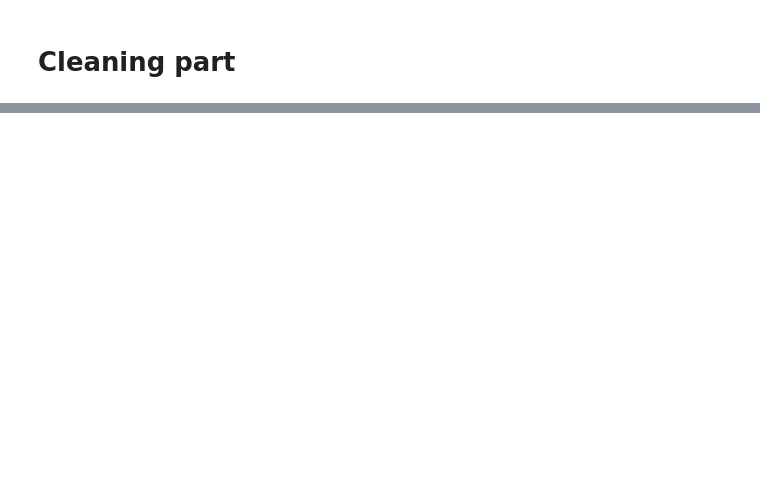
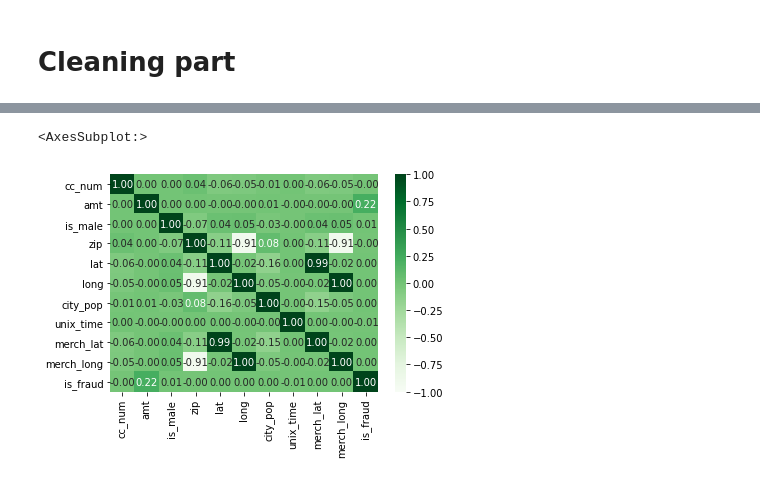
Before and after one commit to tintinap/Maching-Learning-Midterm-Exam, a Jupyter notebook: data_preparation.ipynb, the cells around one changed output, grey strips where cells are left out. Drawn from its saved outputs; the diff is of its cells as text; code cells hidden in the pictures; blank space fills up the shorter version.

```diff
--- a/data_preparation.ipynb
+++ b/data_preparation.ipynb
@@ -9,6 +11,6 @@ pd.set_option('display.max_columns', 500)
 # %%
 # import Train Dataset
-path = '../dataset/midterm_dataset/fraudTrain.csv'
-df_train = pd.read_csv(path)
-print(df_train.shape)
-df_train.head()
+path = '../dataset/midterm_dataset/'+filename
+df = pd.read_csv(path)
+print(df.shape)
+df.head()
@@ -85,0 +27,4 @@ Question(4, 10)
+# %%
+#select columns
+df = df[df.columns[1:]]
+df.head()
@@ -85,0 +38,5 @@ Question(4, 10)
+# %%
+# change columns type
+df['dob'] = pd.to_datetime(df['dob'])
+df['trans_date_trans_time'] = pd.to_datetime(df['trans_date_trans_time'])
+df.info()
@@ -85,0 +61,4 @@ Question(4, 10)
+# %%
+df.gender = df.gender.apply(lambda x: 1 if x == 'M' else 0)
+df = df.rename(columns={'gender': 'is_male'})
+df.head()
@@ -85,0 +72,5 @@ Question(4, 10)
+# %%
+sns.heatmap(df.corr(),cbar=True,annot=True,fmt='.2f', cmap="Greens", vmin=-1, vmax=1)
+# %% [output]
+<AxesSubplot:>
+[figure, added]
```
Also changed, not shown: parts of 38 cells of this notebook.
